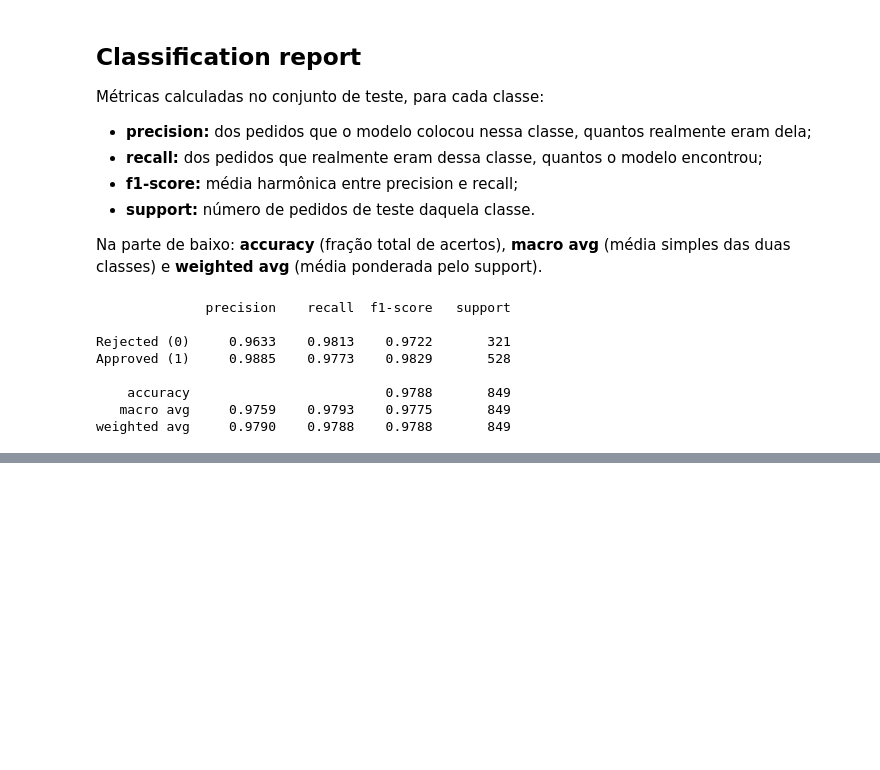
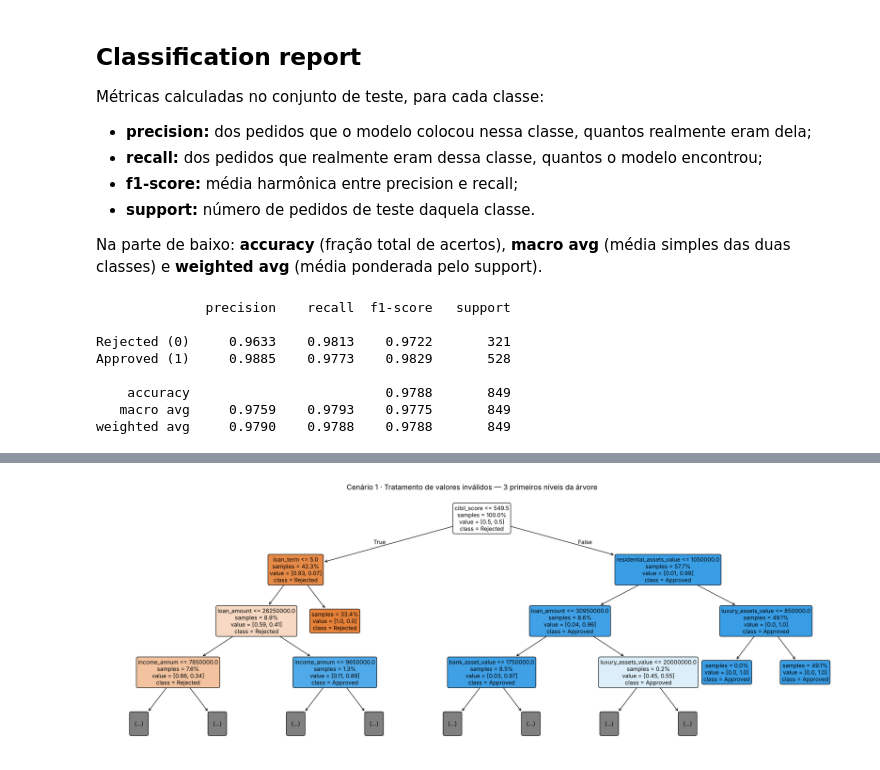
Before and after one commit to anadiasc/AprendizadodeMaquina, a Jupyter notebook: cenarios/cenario_1_tratamento_valores_invalidos.ipynb, the cells around one changed output, grey strips where cells are left out. Cells and saved outputs as stored; diff of their text form; code cells hidden in the pictures; blank space fills up the shorter version.

```diff
--- a/cenarios/cenario_1_tratamento_valores_invalidos.ipynb
+++ b/cenarios/cenario_1_tratamento_valores_invalidos.ipynb
@@ -306,0 +344,20 @@ weighted avg     0.9790    0.9788    0.9788       849
+# %%
+# Mesma árvore, mostrando apenas os 3 primeiros níveis em tamanho legível.
+# Os nós "(...)" indicam que a árvore continua abaixo daquele ponto.
+plt.figure(figsize=(26, 9))
+plot_tree(
+    melhor_arvore,
+    feature_names=list(X.columns),
+    class_names=["Rejected", "Approved"],
+    filled=True,
+    rounded=True,
+    impurity=False,
+    proportion=True,
+    precision=2,
+    max_depth=3,      # limita o desenho aos 3 primeiros níveis
+    fontsize=11,
+)
+plt.title("Cenário 1 · Tratamento de valores inválidos — 3 primeiros níveis da árvore", fontsize=14)
+plt.show()
+# %% [output]
+[figure, added]
```
Also changed, not shown: parts of 3 cells of this notebook, 2 other files.
